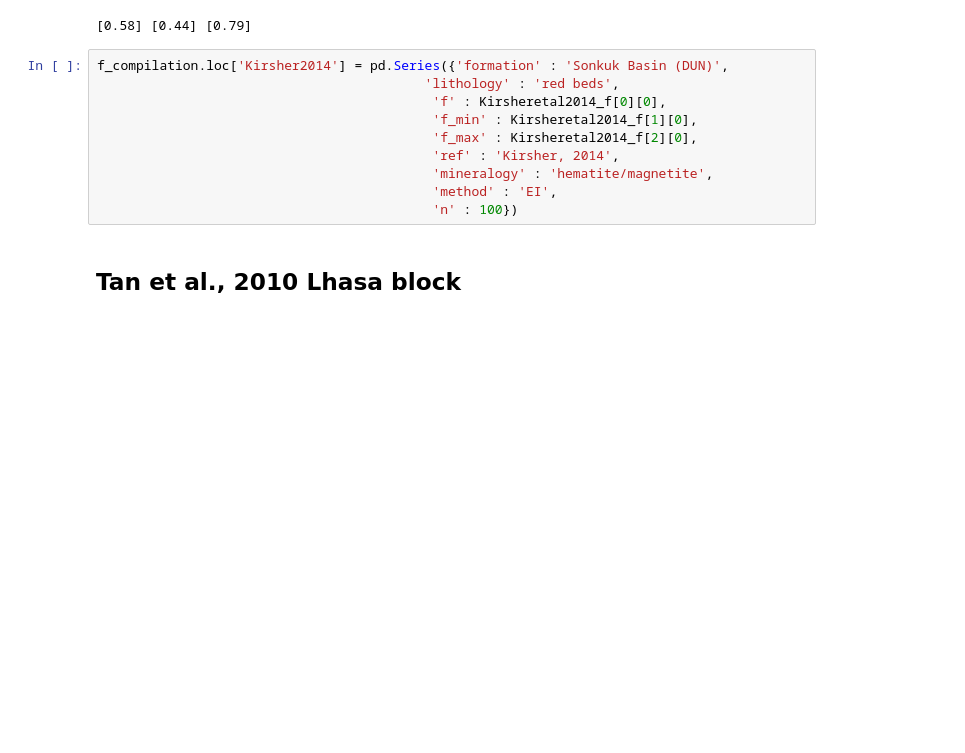
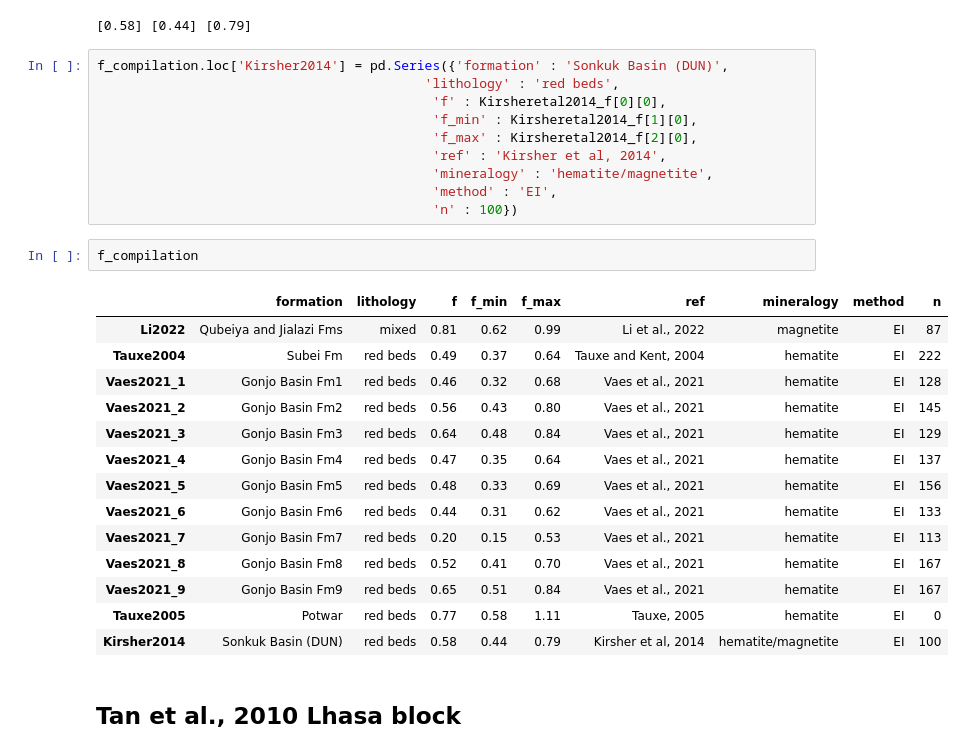
Before and after one commit to Swanson-Hysell-Group/Inclination_Shallowing, a Jupyter notebook: code/Notebooks/Inc_shallowing_compilation.ipynb, the cells around one changed output. Drawn from its saved outputs; the diff is of its cells as text; blank space fills up the shorter version.

```diff
--- a/code/Notebooks/Inc_shallowing_compilation.ipynb
+++ b/code/Notebooks/Inc_shallowing_compilation.ipynb
@@ -184,10 +184,27 @@ f_compilation.loc['Kirsher2014'] = pd.Series({'formation' : 'Sonkuk Basin (DUN)'
                                            'f' : Kirsheretal2014_f[0][0],
                                            'f_min' : Kirsheretal2014_f[1][0],
                                            'f_max' : Kirsheretal2014_f[2][0],
-                                           'ref' : 'Kirsher, 2014',
+                                           'ref' : 'Kirsher et al, 2014',
                                            'mineralogy' : 'hematite/magnetite',
                                            'method' : 'EI',
                                            'n' : 100})
+# %%
+f_compilation
+# %% [output]
+|  | formation | lithology | f | f_min | f_max | ref | mineralogy | method | n |
+| Li2022 | Qubeiya and Jialazi Fms | mixed | 0.81 | 0.62 | 0.99 | Li et al., 2022 | magnetite | EI | 87 |
+| Tauxe2004 | Subei Fm | red beds | 0.49 | 0.37 | 0.64 | Tauxe and Kent, 2004 | hematite | EI | 222 |
+| Vaes2021_1 | Gonjo Basin Fm1 | red beds | 0.46 | 0.32 | 0.68 | Vaes et al., 2021 | hematite | EI | 128 |
+| Vaes2021_2 | Gonjo Basin Fm2 | red beds | 0.56 | 0.43 | 0.80 | Vaes et al., 2021 | hematite | EI | 145 |
+| Vaes2021_3 | Gonjo Basin Fm3 | red beds | 0.64 | 0.48 | 0.84 | Vaes et al., 2021 | hematite | EI | 129 |
+| Vaes2021_4 | Gonjo Basin Fm4 | red beds | 0.47 | 0.35 | 0.64 | Vaes et al., 2021 | hematite | EI | 137 |
+| Vaes2021_5 | Gonjo Basin Fm5 | red beds | 0.48 | 0.33 | 0.69 | Vaes et al., 2021 | hematite | EI | 156 |
+| Vaes2021_6 | Gonjo Basin Fm6 | red beds | 0.44 | 0.31 | 0.62 | Vaes et al., 2021 | hematite | EI | 133 |
+| Vaes2021_7 | Gonjo Basin Fm7 | red beds | 0.20 | 0.15 | 0.53 | Vaes et al., 2021 | hematite | EI | 113 |
+| Vaes2021_8 | Gonjo Basin Fm8 | red beds | 0.52 | 0.41 | 0.70 | Vaes et al., 2021 | hematite | EI | 167 |
+| Vaes2021_9 | Gonjo Basin Fm9 | red beds | 0.65 | 0.51 | 0.84 | Vaes et al., 2021 | hematite | EI | 167 |
+| Tauxe2005 | Potwar | red beds | 0.77 | 0.58 | 1.11 | Tauxe, 2005 | hematite | EI | 0 |
+| Kirsher2014 | Sonkuk Basin (DUN) | red beds | 0.58 | 0.44 | 0.79 | Kirsher et al, 2014 | hematite/magnetite | EI | 100 |
 # %% [markdown]
 ## Tan et al., 2010 Lhasa block
 # %%
```
